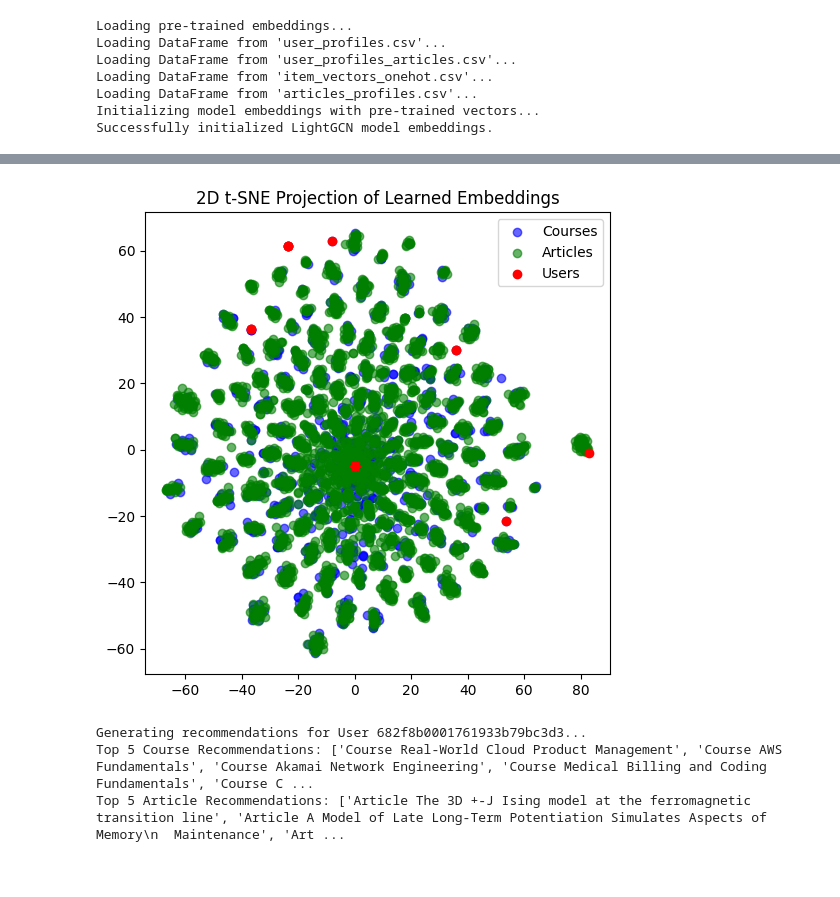
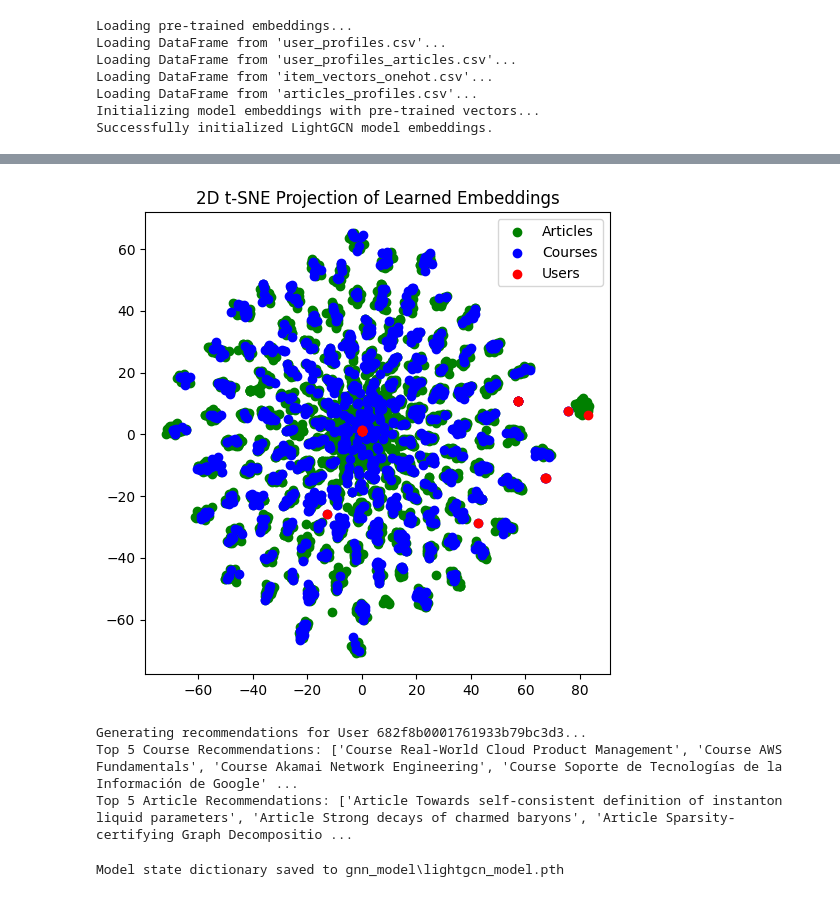
Before and after one commit to cop-usthb/Articles-Lib, a Jupyter notebook: clean.ipynb, the cells around one changed output, grey strips where cells are left out. Drawn from its saved outputs; the diff is of its cells as text; code cells hidden in the pictures.

```diff
--- a/clean.ipynb
+++ b/clean.ipynb
@@ -342,10 +326,6 @@ Loading DataFrame from 'item_vectors_onehot.csv'...
 Loading DataFrame from 'articles_profiles.csv'...
 Initializing model embeddings with pre-trained vectors...
 Successfully initialized LightGCN model embeddings.
-# %%
-initial_emb = np.zeros((total_nodes, embedding_dim))
-# Fill initial_emb for each user and item index...
-model.embedding.weight.data = torch.tensor(initial_emb, dtype=torch.float32, device=device)
 # %%
 import random
 
@@ -437,28 +417,28 @@ Epoch 50: loss = 0.0926, train accuracy = 1.0000
 # %%
 # Extract final embeddings for all nodes
 model.eval()
 with torch.no_grad():
     final_embeddings = model.get_embedding(edge_index).cpu().numpy()
 
 # Use t-SNE to project embeddings to 2D for visualization
 tsne = TSNE(n_components=2, init='pca', random_state=0, perplexity=30)
 emb_2d = tsne.fit_transform(final_embeddings)
 
 # Split the 2D embeddings by type for plotting
 user_emb_2d = emb_2d[:num_users]
 course_emb_2d = emb_2d[num_users : num_users+num_courses]
 article_emb_2d = emb_2d[num_users+num_courses : ]
 
 # Plot the 2D embeddings
 plt.figure(figsize=(6,6))
-plt.scatter(course_emb_2d[:,0], course_emb_2d[:,1], c='blue', label='Courses', alpha=0.6)
-plt.scatter(article_emb_2d[:,0], article_emb_2d[:,1], c='green', label='Articles', alpha=0.6)
+plt.scatter(article_emb_2d[:,0], article_emb_2d[:,1], c='green', label='Articles', alpha=1)
+plt.scatter(course_emb_2d[:,0], course_emb_2d[:,1], c='blue', label='Courses', alpha=1)
 plt.scatter(user_emb_2d[:,0], user_emb_2d[:,1], c='red', label='Users', alpha=1)
 plt.title("2D t-SNE Projection of Learned Embeddings")
 plt.legend()
 plt.show()
 # %% [output]
-[figure, old version]
+[figure, new version]
 # %%
 from bson.objectid import ObjectId
 
@@ -515,5 +495,22 @@ print("Top 5 Course Recommendations:", recommended_courses)
 print("Top 5 Article Recommendations:", recommended_articles)
 # %% [output]
 Generating recommendations for User 682f8b0001761933b79bc3d3...
-Top 5 Course Recommendations: ['Course Real-World Cloud Product Management', 'Course AWS Fundamentals', 'Course Akamai Network Engineering', 'Course Medical Billing and Coding Fundamentals', 'Course C ...
-Top 5 Article Recommendations: ['Article The 3D +-J Ising model at the ferromagnetic transition line', 'Article A Model of Late Long-Term Potentiation Simulates Aspects of Memory\n  Maintenance', 'Art ...
+Top 5 Course Recommendations: ['Course Real-World Cloud Product Management', 'Course AWS Fundamentals', 'Course Akamai Network Engineering', 'Course Soporte de Tecnologías de la Información de Google' ...
+Top 5 Article Recommendations: ['Article Towards self-consistent definition of instanton liquid parameters', 'Article Strong decays of charmed baryons', 'Article Sparsity-certifying Graph Decompositio ...
+# %%
+import os
+
+# Define the directory and file path for saving the model
+save_dir = 'gnn_model'
+model_path = os.path.join(save_dir, 'lightgcn_model.pth')
+
+# Create the directory if it doesn't exist
+os.makedirs(save_dir, exist_ok=True)
+
+# Save the model's state dictionary
+# It's best practice to save the state_dict for easier loading later
+torch.save(model.state_dict(), model_path)
+
+print(f"Model state dictionary saved to {model_path}")
+# %% [output]
+Model state dictionary saved to gnn_model\lightgcn_model.pth
```
Also changed, not shown: parts of 13 cells of this notebook, 1 other file.
